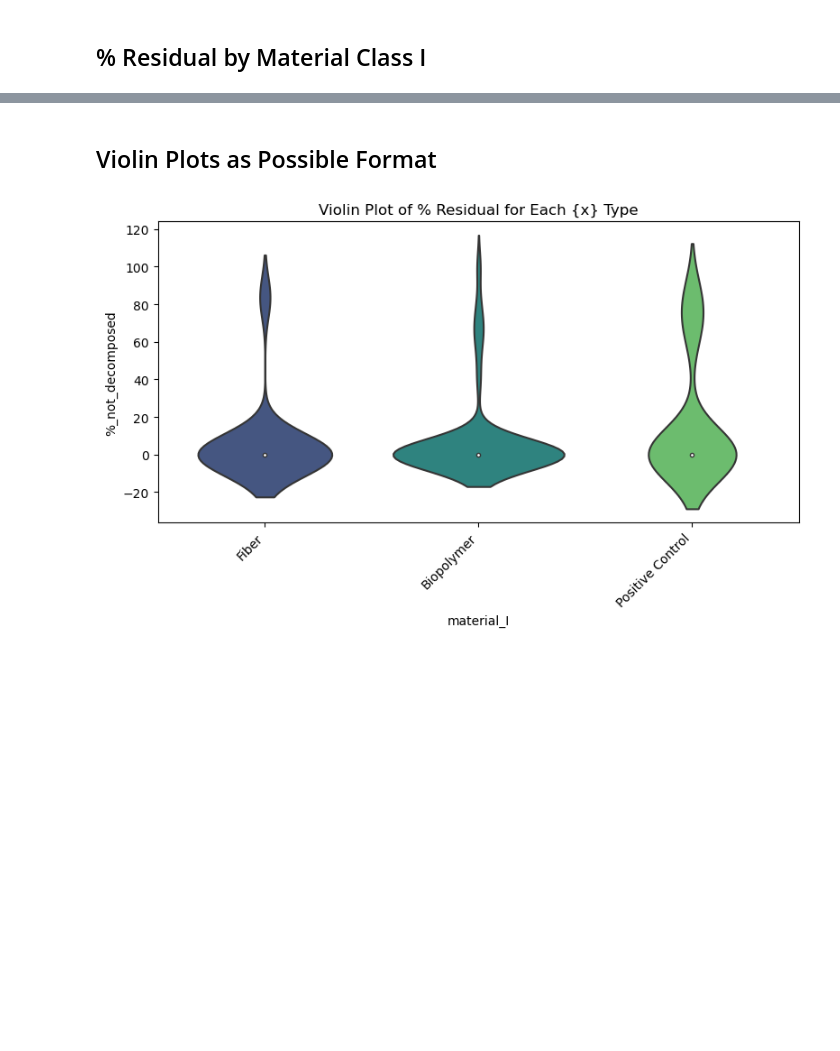
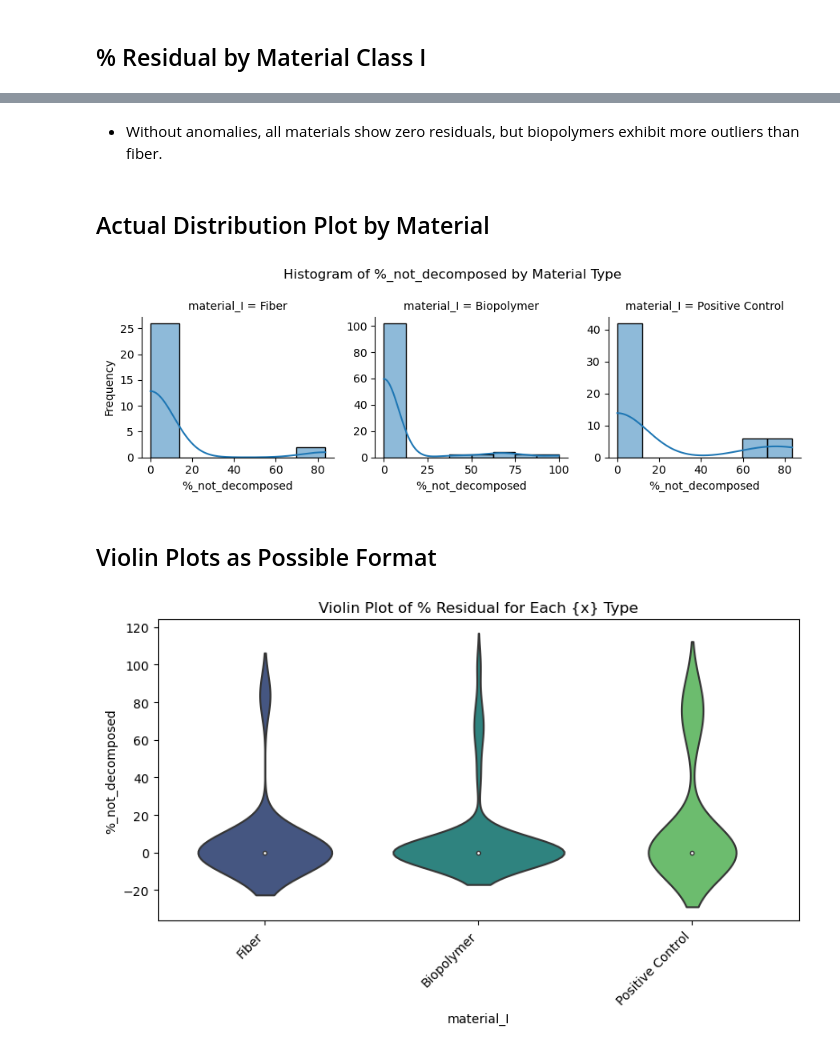
Before and after one commit to uchicago-dsi/compostable-disintegration-analysis, a Jupyter notebook: notebooks/CASP004-001 Visualizations Presentation.ipynb, the cells around one changed output, grey strips where cells are left out. Drawn from its saved outputs; the diff is of its cells as text; code cells hidden in the pictures; blank space fills up the shorter version.

```diff
--- a/notebooks/CASP004-001 Visualizations Presentation.ipynb
+++ b/notebooks/CASP004-001 Visualizations Presentation.ipynb
@@ -109,3 +173,21 @@ bar_whisker_plot(df_non_outlier, 'material_I', '%_not_decomposed', 'Without Anom
+# %% [markdown]
+- Without anomalies, all materials show zero residuals, but biopolymers exhibit more outliers than fiber.
+# %% [markdown]
+## Actual Distribution Plot by Material
+# %%
+def plot_distribution(df, x, y):
+    g = sns.FacetGrid(df, col=x, col_wrap=3, sharex=False, sharey=False)
+    g.map(sns.histplot, y, kde=True)  # KDE=True adds a density line
+
+    g.fig.suptitle(f'Histogram of {y} by Material Type')
+    g.set_axis_labels(y, 'Frequency')
+
+    g.tight_layout()
+    plt.show()
+
+plot_distribution(df_non_outlier, 'material_I', '%_not_decomposed')
+# %% [output]
+[figure, added]
 # %% [markdown]
 ## Violin Plots as Possible Format
 # %%
```
Also changed, not shown: parts of 14 cells of this notebook, 1 other file.
